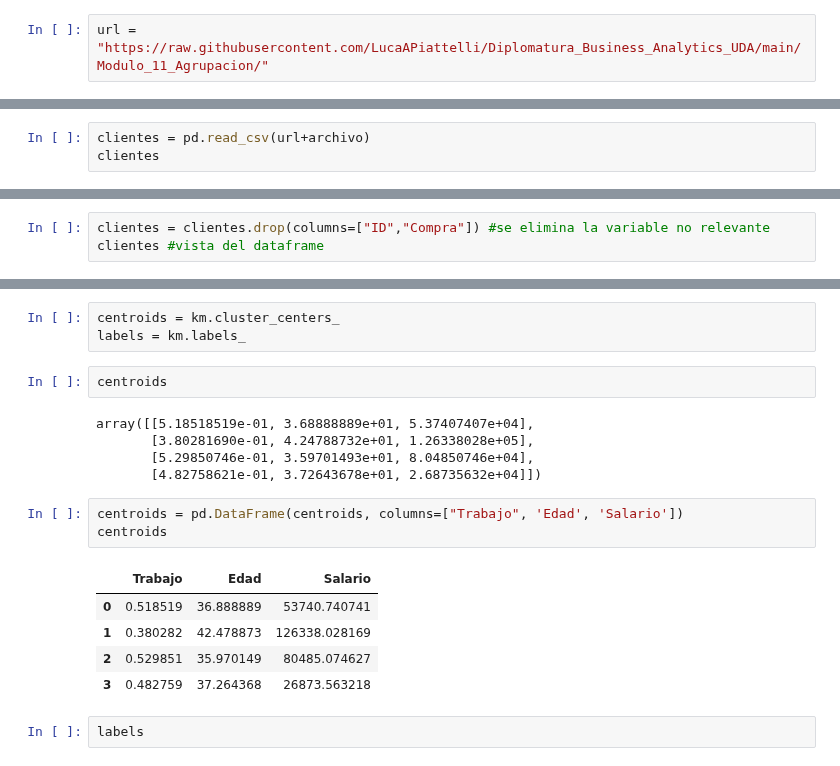
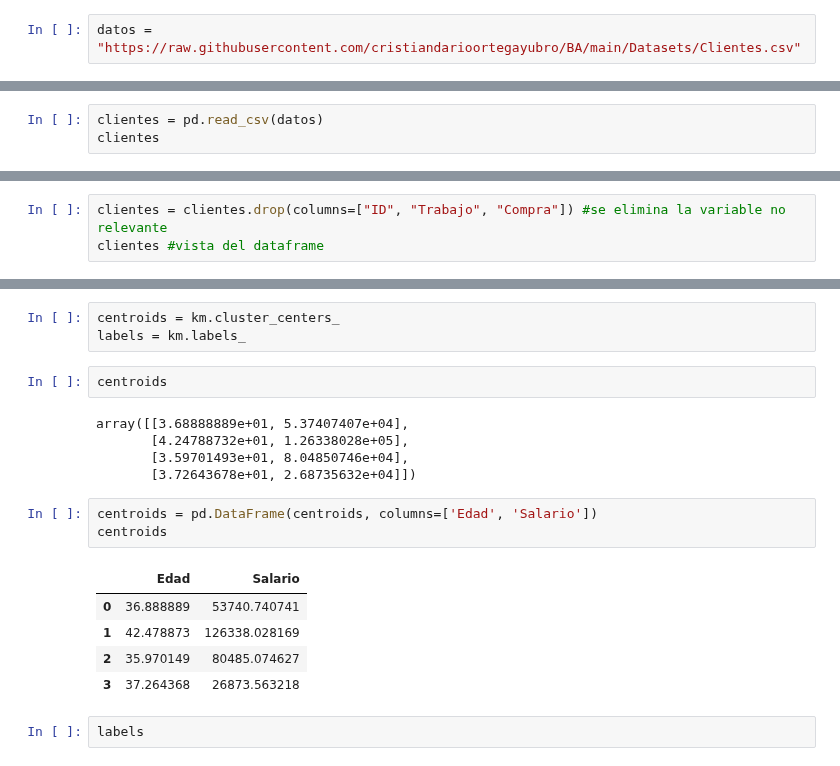
Before and after one commit to cristiandarioortegayubro/BA, a Jupyter notebook: cl_km_02.ipynb, the cells around one changed output, grey strips where cells are left out. Saved outputs shown, nothing was run; the diff lists cells and outputs as text.

```diff
--- a/cl_km_02.ipynb
+++ b/cl_km_02.ipynb
@@ -28,4 +28,4 @@ from sklearn.metrics import silhouette_score
 # %% [markdown]
 ## **Extracción de Datos - Creación del DataFrame**
 # %%
-url = "https://raw.githubusercontent.com/LucaAPiattelli/Diplomatura_Business_Analytics_UDA/main/Modulo_11_Agrupacion/"
+datos = "https://raw.githubusercontent.com/cristiandarioortegayubro/BA/main/Datasets/Clientes.csv"
@@ -34,5 +32,5 @@ archivo = "clientes01.csv"
 # %%
-clientes = pd.read_csv(url+archivo)
+clientes = pd.read_csv(datos)
 clientes
 # %% [output]
 |  | ID | Trabajo | Edad | Salario | Compra |
@@ -77,6 +75,6 @@ Data columns (total 5 columns):
 dtypes: int64(4), object(1)
 memory usage: 15.8+ KB
 # %%
-clientes = clientes.drop(columns=["ID","Compra"]) #se elimina la variable no relevante
+clientes = clientes.drop(columns=["ID", "Trabajo", "Compra"]) #se elimina la variable no relevante
 clientes #vista del dataframe
 # %% [output]
@@ -159,19 +160,19 @@ labels = km.labels_
 # %%
 centroids
 # %% [output]
-array([[5.18518519e-01, 3.68888889e+01, 5.37407407e+04],
-       [3.80281690e-01, 4.24788732e+01, 1.26338028e+05],
-       [5.29850746e-01, 3.59701493e+01, 8.04850746e+04],
-       [4.82758621e-01, 3.72643678e+01, 2.68735632e+04]])
+array([[3.68888889e+01, 5.37407407e+04],
+       [4.24788732e+01, 1.26338028e+05],
+       [3.59701493e+01, 8.04850746e+04],
+       [3.72643678e+01, 2.68735632e+04]])
 # %%
-centroids = pd.DataFrame(centroids, columns=["Trabajo", 'Edad', 'Salario'])
+centroids = pd.DataFrame(centroids, columns=['Edad', 'Salario'])
 centroids
 # %% [output]
-|  | Trabajo | Edad | Salario |
-| 0 | 0.518519 | 36.888889 | 53740.740741 |
-| 1 | 0.380282 | 42.478873 | 126338.028169 |
-| 2 | 0.529851 | 35.970149 | 80485.074627 |
-| 3 | 0.482759 | 37.264368 | 26873.563218 |
+|  | Edad | Salario |
+| 0 | 36.888889 | 53740.740741 |
+| 1 | 42.478873 | 126338.028169 |
+| 2 | 35.970149 | 80485.074627 |
+| 3 | 37.264368 | 26873.563218 |
 # %%
 labels
 # %% [output]
```
Also changed, not shown: parts of 9 cells of this notebook.
